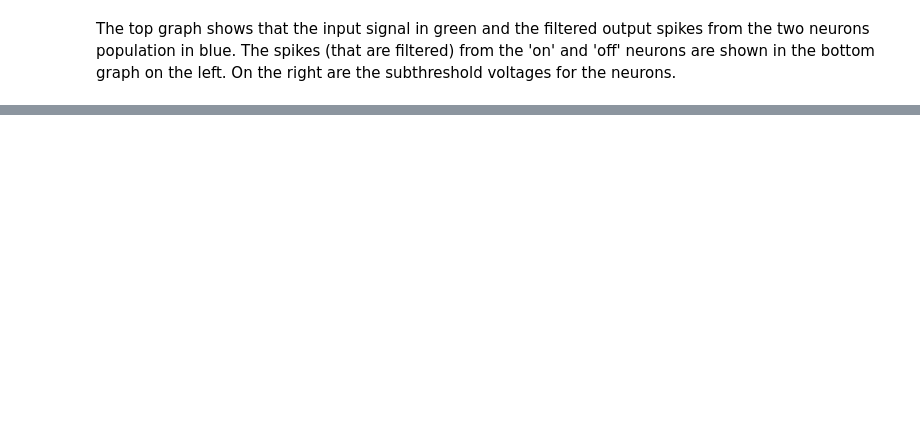
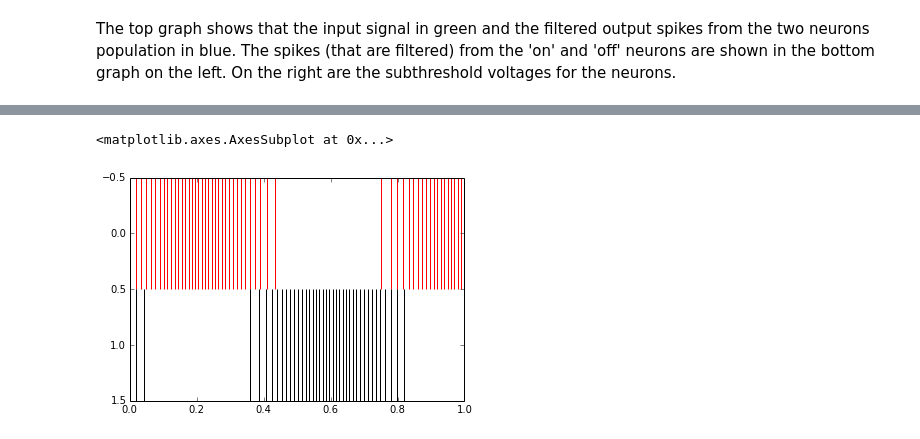
Before and after one commit to nengo/nengo, a Jupyter notebook: examples/two_neurons.ipynb, the cells around one changed output, grey strips where cells are left out. Drawn from its saved outputs; the diff is of its cells as text; code cells hidden in the pictures; blank space fills up the shorter version.

```diff
--- a/examples/two_neurons.ipynb
+++ b/examples/two_neurons.ipynb
@@ -76,0 +87,5 @@ The top graph shows that the input signal in green and the filtered output spike
+# %%
+rasterplot(sim.trange(), sim.data[spikes], colors=[(1, 0, 0), (0, 0, 0)])
+# %% [output]
+<matplotlib.axes.AxesSubplot at 0x...>
+[figure, added]
```
Also changed, not shown: parts of 14 cells of this notebook, 12 other files.
